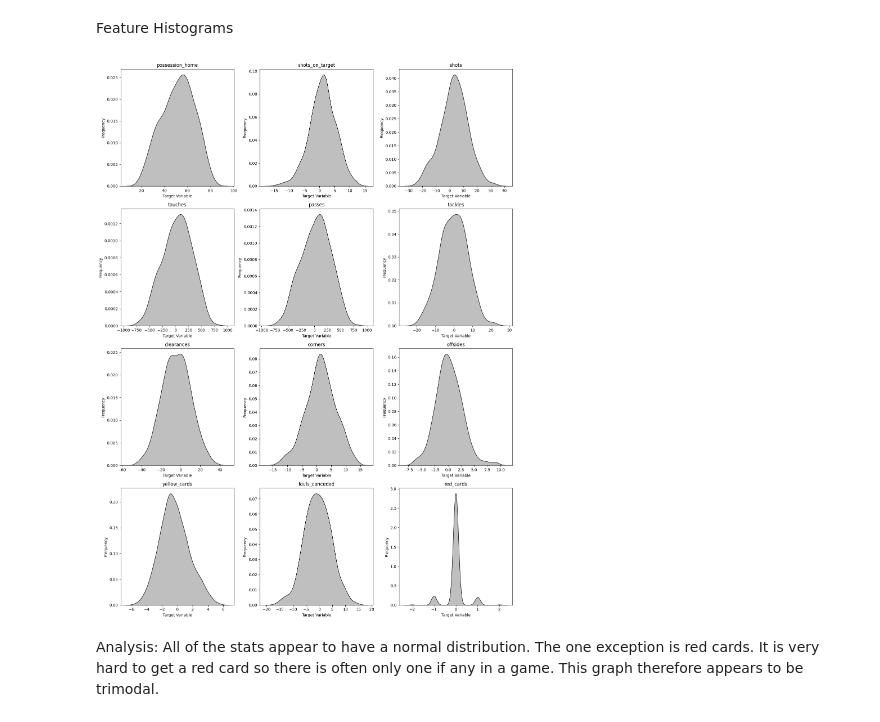
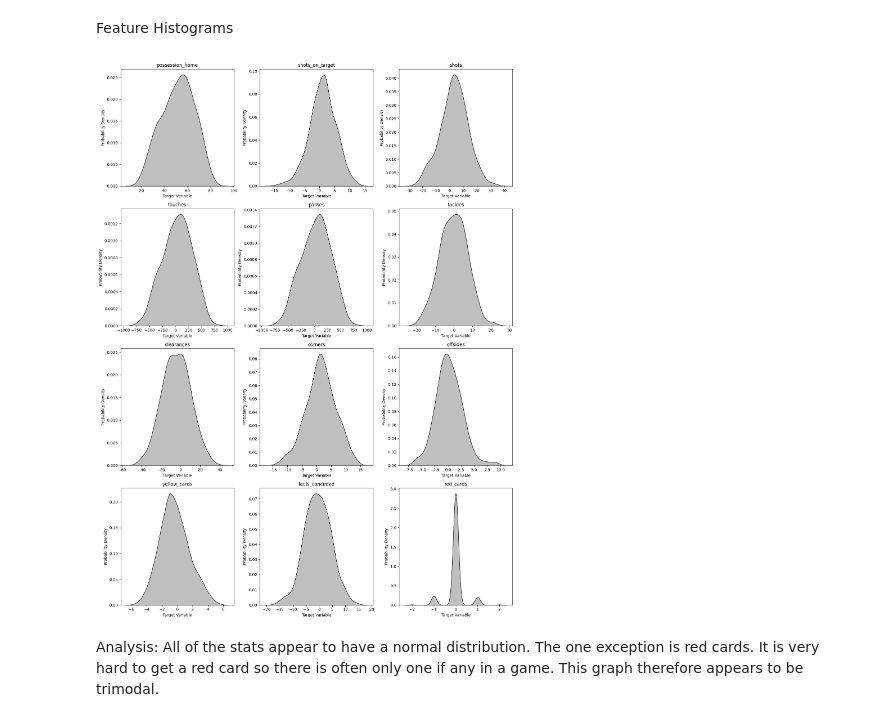
Before and after one commit to dennis-sarajlic/Final-Project, a Jupyter notebook: project.ipynb, the cells around one changed output. Cells and saved outputs as stored; diff of their text form; code cells hidden in the pictures.

Commit message:
Additional analysis and graph update

```diff
--- a/project.ipynb
+++ b/project.ipynb
@@ -178,25 +180,25 @@ Feature Histograms
 # %%
 # Loop through and plot box and whisker for each feature
 plt.figure(figsize=(15, num_rows * 5))
 
 for i, feature in enumerate(features):
 
     # Plot coordinates
     plt.subplot(num_rows, 3, i+1)
 
     # kdeplot
     sns.kdeplot(data[feature], fill=True, color='k')
 
     # Graph Labels
     plt.title(f'{feature}')
     plt.xlabel('Target Variable')
-    plt.ylabel('Frequency')
+    plt.ylabel('Probability Density')
 
 # Show Plot
 plt.tight_layout()
 plt.show()
 # %% [output]
-[figure, old version]
+[figure, new version]
 # %% [markdown]
 Analysis: All of the stats appear to have a normal distribution. The one exception is red cards. It is very hard to get a red card so there is often only one if any in a game. This graph therefore appears to be trimodal.
 # %% [markdown]
```
Also changed, not shown: parts of 1 cell of this notebook.
